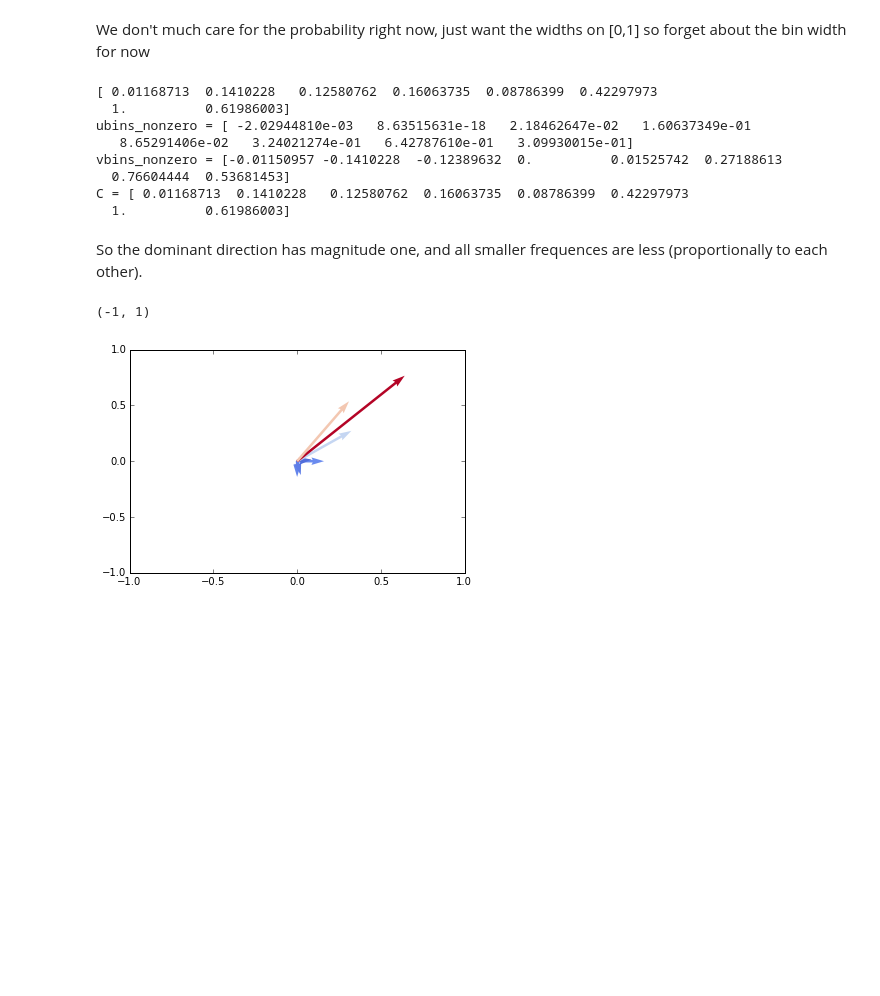
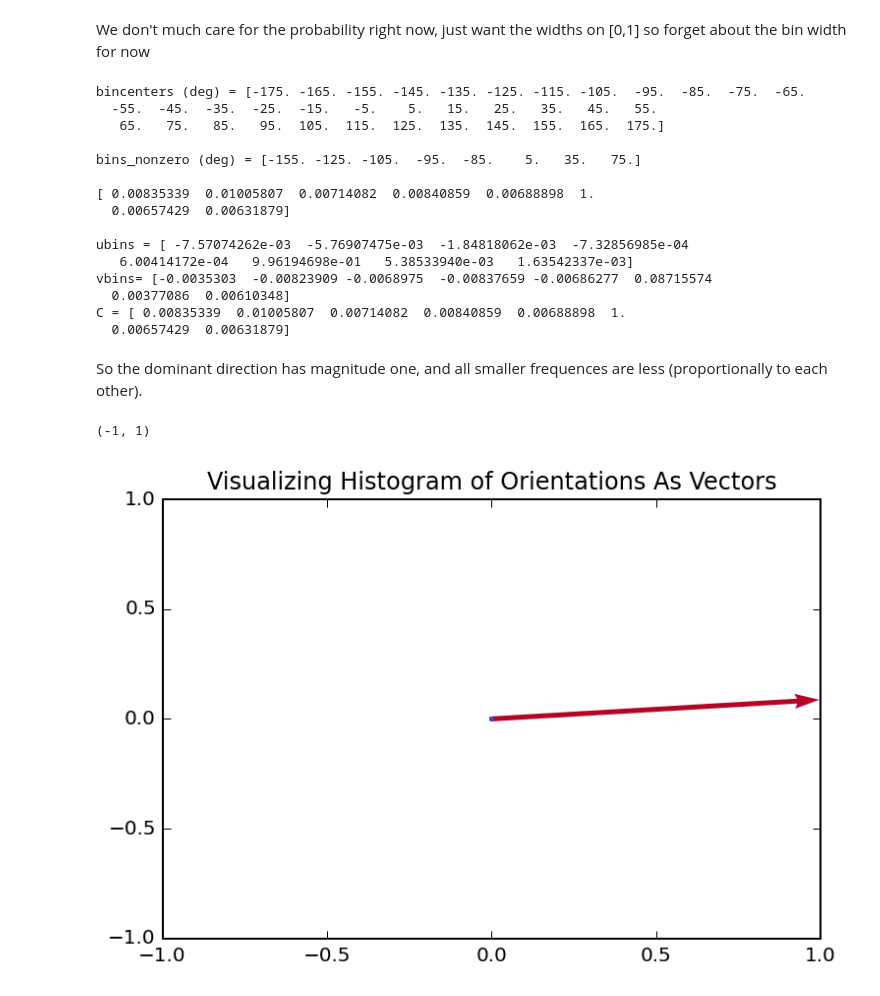
Before and after one commit to brandonmayer-zz/comt_testbed_notebooks, a Jupyter notebook: HOG.ipynb, the cells around one changed output. Saved outputs shown, nothing was run; the diff lists cells and outputs as text; code cells hidden in the pictures; blank space fills up the shorter version.

```diff
--- a/HOG.ipynb
+++ b/HOG.ipynb
@@ -6,9 +6,11 @@ import matplotlib.pyplot as plt
 import matplotlib as mpl
 import pyproj
 import matplotlib.tri as Tri
+import matplotlib
 import pyugrid
 import numpy as np
 %matplotlib inline
+matplotlib.rcParams['savefig.dpi'] = 2 * matplotlib.rcParams['savefig.dpi']
 # %% [markdown]
 Some Simple Directional data. 3 vectors pointing from (0,0) --> (1,0) with unit length and 6 vectors pointing from (0,0) --> (-1,0), 5 with unit length and 1 with magnitude of 2
 # %%
@@ -177,4 +156,0 @@ array([  5.82224805,  14.17431684,  11.87980509,  14.74674964,
-# %%
-mags = np.hstack((np.random.uniform(1,2,30),
-                  np.random.uniform(5,9,50),
-                  np.random.uniform(2,3,20)))
@@ -203,6 +175,6 @@ Make Hisgogram of vectors
 # %%
-unwrapped_randtheta = np.arctan2(y,x)#puts randtheta on -pi to pi
-counts, bins = np.histogram(np.unwrap(unwrapped_randtheta), bins = nbins, range = extent, weights=mags,density=True)
+unwrapped_theta = np.arctan2(yrand,xrand)
+counts, bins = np.histogram(np.unwrap(unwrapped_theta), bins = nbins, range = extent, weights=mags,density=True)
 # %% [markdown]
 Note if the argument density=True in the np.histogram, the counts will be normalized such that the area under the histogram is one. Therefore to get the total probability of a range of bins we would need to compute $p(\theta \in [a,b]) = \int_a^bp(a)$ $\approx \sum_{i = a}^b\#{i}*\text{width}(i)$. For example, to see that we have a valid distribution (integrates to 1.0):
 # %%
@@ -214,42 +186,59 @@ integral of domain = 1.0
 We don't much care for the probability right now, just want the widths on [0,1] so forget about the bin width for now
 # %%
 nonzero_count_idx = np.nonzero(counts)
+bincenters = (bins[:-1] + bins[1:])/2.
+print 'bincenters (deg) = {0}'.format(np.degrees(bincenters))
+print ''
+bins_nonzero = bincenters[nonzero_count_idx]
+print 'bins_nonzero (deg) = {0}'.format(np.degrees(bins_nonzero))
+print ''
 
+#normalize counts on 0 --> 1
 counts_nonzero = counts[nonzero_count_idx]/np.max(counts[nonzero_count_idx])
 print counts_nonzero
-bins_nonzero = bins[nonzero_count_idx]
-ubins_nonzero = (counts_nonzero)*np.cos(bins_nonzero)
-vbins_nonzero = (counts_nonzero)*np.sin(bins_nonzero)
-C = np.linalg.norm([ubins_nonzero, vbins_nonzero], axis=0)
-print 'ubins_nonzero = {0}'.format(ubins_nonzero)
-print 'vbins_nonzero = {0}'.format(vbins_nonzero)
+print ''
+
+
+ubins = (counts_nonzero)*np.cos(bins_nonzero)
+vbins = (counts_nonzero)*np.sin(bins_nonzero)
+C = counts_nonzero
+
+print 'ubins = {0}'.format(ubins)
+print 'vbins= {0}'.format(vbins)
 print 'C = {0}'.format(C)
 # %% [output]
-[ 0.01168713  0.1410228   0.12580762  0.16063735  0.08786399  0.42297973
-  1.          0.61986003]
-ubins_nonzero = [ -2.02944810e-03   8.63515631e-18   2.18462647e-02   1.60637349e-01
-   8.65291406e-02   3.24021274e-01   6.42787610e-01   3.09930015e-01]
-vbins_nonzero = [-0.01150957 -0.1410228  -0.12389632  0.          0.01525742  0.27188613
-  0.76604444  0.53681453]
-C = [ 0.01168713  0.1410228   0.12580762  0.16063735  0.08786399  0.42297973
-  1.          0.61986003]
+bincenters (deg) = [-175. -165. -155. -145. -135. -125. -115. -105.  -95.  -85.  -75.  -65.
+  -55.  -45.  -35.  -25.  -15.   -5.    5.   15.   25.   35.   45.   55.
+   65.   75.   85.   95.  105.  115.  125.  135.  145.  155.  165.  175.]
+
+bins_nonzero (deg) = [-155. -125. -105.  -95.  -85.    5.   35.   75.]
+
+[ 0.00835339  0.01005807  0.00714082  0.00840859  0.00688898  1.
+  0.00657429  0.00631879]
+
+ubins = [ -7.57074262e-03  -5.76907475e-03  -1.84818062e-03  -7.32856985e-04
+   6.00414172e-04   9.96194698e-01   5.38533940e-03   1.63542337e-03]
+vbins= [-0.0035303  -0.00823909 -0.0068975  -0.00837659 -0.00686277  0.08715574
+  0.00377086  0.00610348]
+C = [ 0.00835339  0.01005807  0.00714082  0.00840859  0.00688898  1.
+  0.00657429  0.00631879]
 # %% [markdown]
 So the dominant direction has magnitude one, and all smaller frequences are less (proportionally to each other).
 # %%
-origin = np.zeros(len(ubins_nonzero))
 plt.figure()
-plt.quiver(origin,
-           origin,
-           ubins_nonzero,
-           vbins_nonzero,
+plt.quiver(np.zeros(len(ubins)),
+           np.zeros(len(vbins)),
+           ubins,
+           vbins,
            C,
            cmap=plt.cm.coolwarm,
            units='xy',
            angles='xy',
            scale_units='xy',
            scale=1)
+plt.title('Visualizing Histogram of Orientations As Vectors')
 plt.xlim(-1,1)
 plt.ylim(-1,1)
 # %% [output]
 (-1, 1)
-[figure, old version]
+[figure, new version]
```
Also changed, not shown: parts of 19 cells of this notebook, 1 other file.
